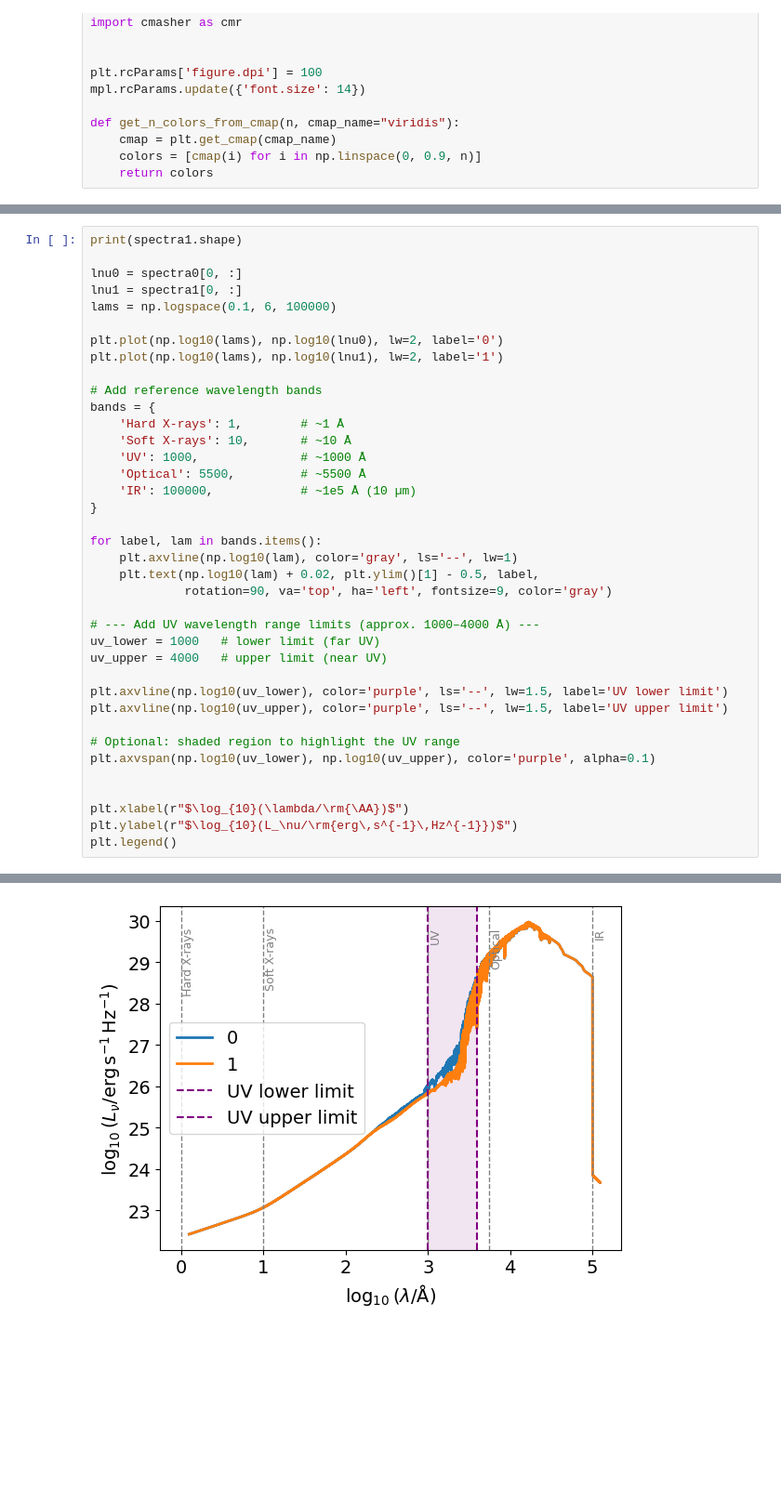
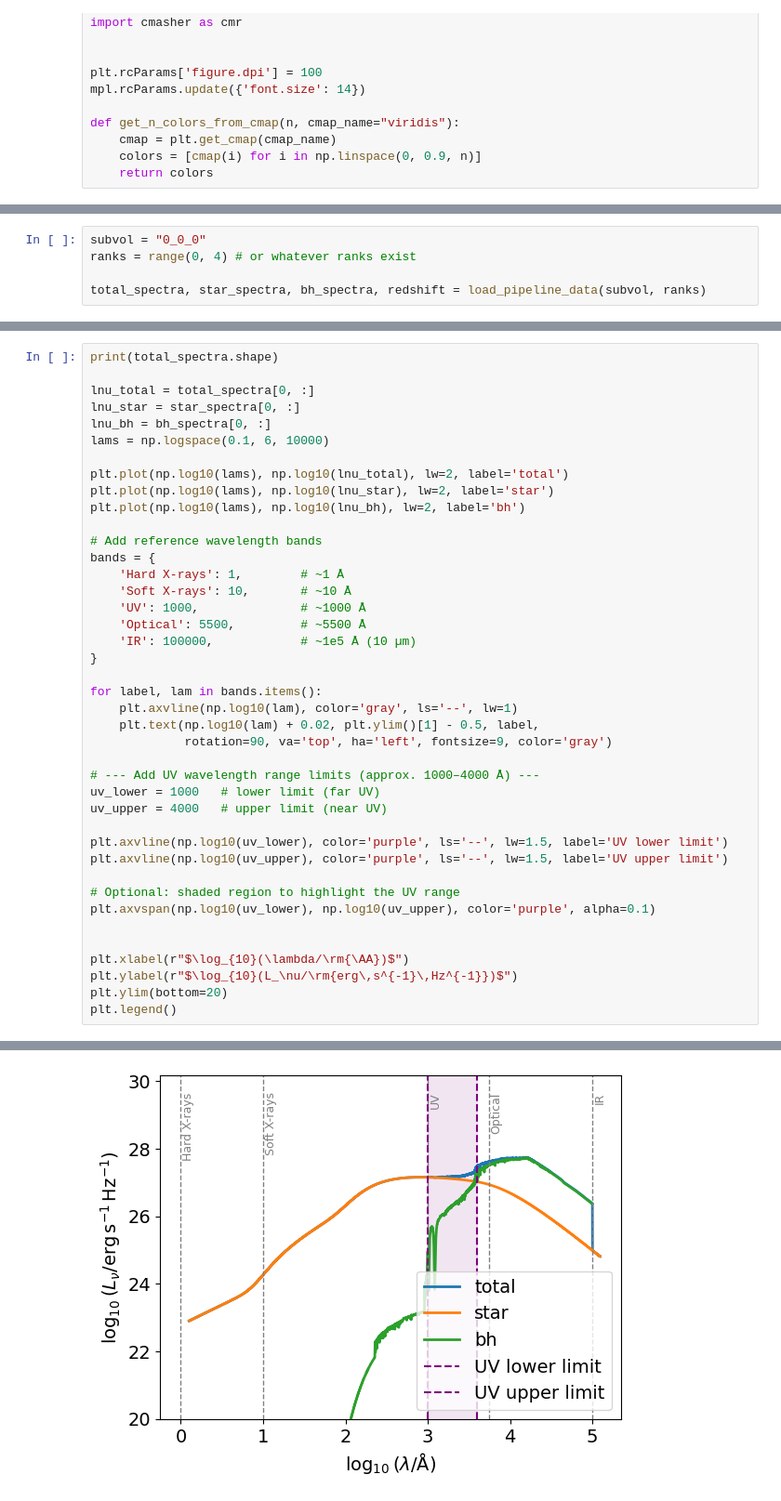
Before and after one commit to sophie-newman/cca-predoc, a Jupyter notebook: compare_lfs.ipynb, the cells around one changed output, grey strips where cells are left out. Shown: that part at 93% size. Saved outputs shown, nothing was run; the diff lists cells and outputs as text; blank space fills up the shorter version.

Commit message:
run pipeline with all z data Lucia sent

```diff
--- a/compare_lfs.ipynb
+++ b/compare_lfs.ipynb
@@ -164,0 +142,5 @@ plt.legend(loc='lower left')
+# %%
+subvol = "0_0_0"
+ranks = range(0, 4) # or whatever ranks exist
+
+total_spectra, star_spectra, bh_spectra, redshift = load_pipeline_data(subvol, ranks)
@@ -165,12 +215,14 @@ plt.legend(loc='lower left')
 # %%
-print(spectra1.shape)
+print(total_spectra.shape)
 
-lnu0 = spectra0[0, :]
-lnu1 = spectra1[0, :]
-lams = np.logspace(0.1, 6, 100000)
+lnu_total = total_spectra[0, :]
+lnu_star = star_spectra[0, :]
+lnu_bh = bh_spectra[0, :]
+lams = np.logspace(0.1, 6, 10000)
 
-plt.plot(np.log10(lams), np.log10(lnu0), lw=2, label='0')
-plt.plot(np.log10(lams), np.log10(lnu1), lw=2, label='1')
+plt.plot(np.log10(lams), np.log10(lnu_total), lw=2, label='total')
+plt.plot(np.log10(lams), np.log10(lnu_star), lw=2, label='star')
+plt.plot(np.log10(lams), np.log10(lnu_bh), lw=2, label='bh')
 
 # Add reference wavelength bands
 bands = {
@@ -199,5 +251,6 @@ plt.axvspan(np.log10(uv_lower), np.log10(uv_upper), color='purple', alpha=0.1)
 
 plt.xlabel(r"$\log_{10}(\lambda/\rm{\AA})$")
 plt.ylabel(r"$\log_{10}(L_\nu/\rm{erg\,s^{-1}\,Hz^{-1}})$")
+plt.ylim(bottom=20)
 plt.legend()
 # %% [output]
@@ -205,2 +258,2 @@ plt.legend()
 <matplotlib.legend.Legend at 0x...>
-[figure, old version]
+[figure, new version]
```
Also changed, not shown: parts of 14 cells of this notebook, 2 other files.
